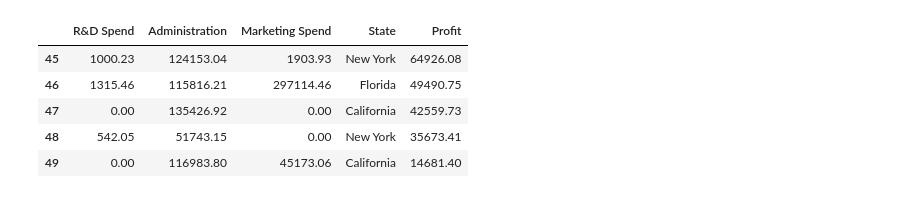
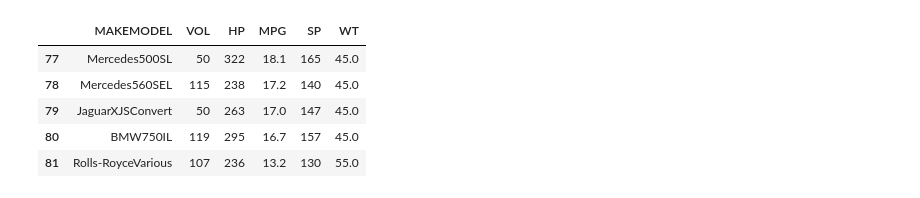
Before and after one commit to d-saikrishna/DataScience, a Jupyter notebook: Supervised/LinearRegression/MultipleLinearRegression.ipynb, the cells around one changed output. Cells and saved outputs as stored; diff of their text form; code cells hidden in the pictures.

```diff
--- a/Supervised/LinearRegression/MultipleLinearRegression.ipynb
+++ b/Supervised/LinearRegression/MultipleLinearRegression.ipynb
@@ -4,10 +7,13 @@ import matplotlib.pyplot as plt
 # %%
-df = pd.read_csv("50_Startups.csv")
+df = pd.read_csv('carmileage.csv')
+Y = np.sqrt(df['MPG'])
+#X = scipy.stats.boxcox(df['HP'].to_list())[0]
+vars = ['HP','VOL','SP','WT']
 df.tail()
 # %% [output]
-|  | R&D Spend | Administration | Marketing Spend | State | Profit |
-| 45 | 1000.23 | 124153.04 | 1903.93 | New York | 64926.08 |
-| 46 | 1315.46 | 115816.21 | 297114.46 | Florida | 49490.75 |
-| 47 | 0.00 | 135426.92 | 0.00 | California | 42559.73 |
-| 48 | 542.05 | 51743.15 | 0.00 | New York | 35673.41 |
-| 49 | 0.00 | 116983.80 | 45173.06 | California | 14681.40 |
+|  | MAKEMODEL | VOL | HP | MPG | SP | WT |
+| 77 | Mercedes500SL | 50 | 322 | 18.1 | 165 | 45.0 |
+| 78 | Mercedes560SEL | 115 | 238 | 17.2 | 140 | 45.0 |
+| 79 | JaguarXJSConvert | 50 | 263 | 17.0 | 147 | 45.0 |
+| 80 | BMW750IL | 119 | 295 | 16.7 | 157 | 45.0 |
+| 81 | Rolls-RoyceVarious | 107 | 236 | 13.2 | 130 | 55.0 |
```
Also changed, not shown: parts of 13 cells of this notebook, 14 other files.
